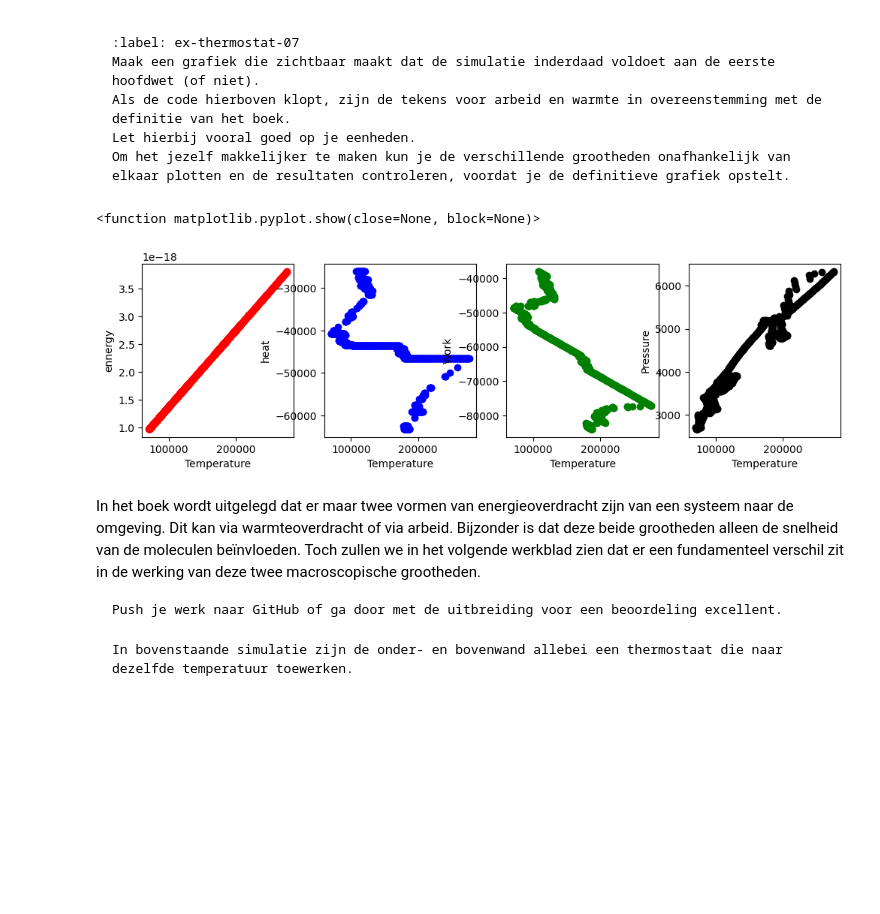
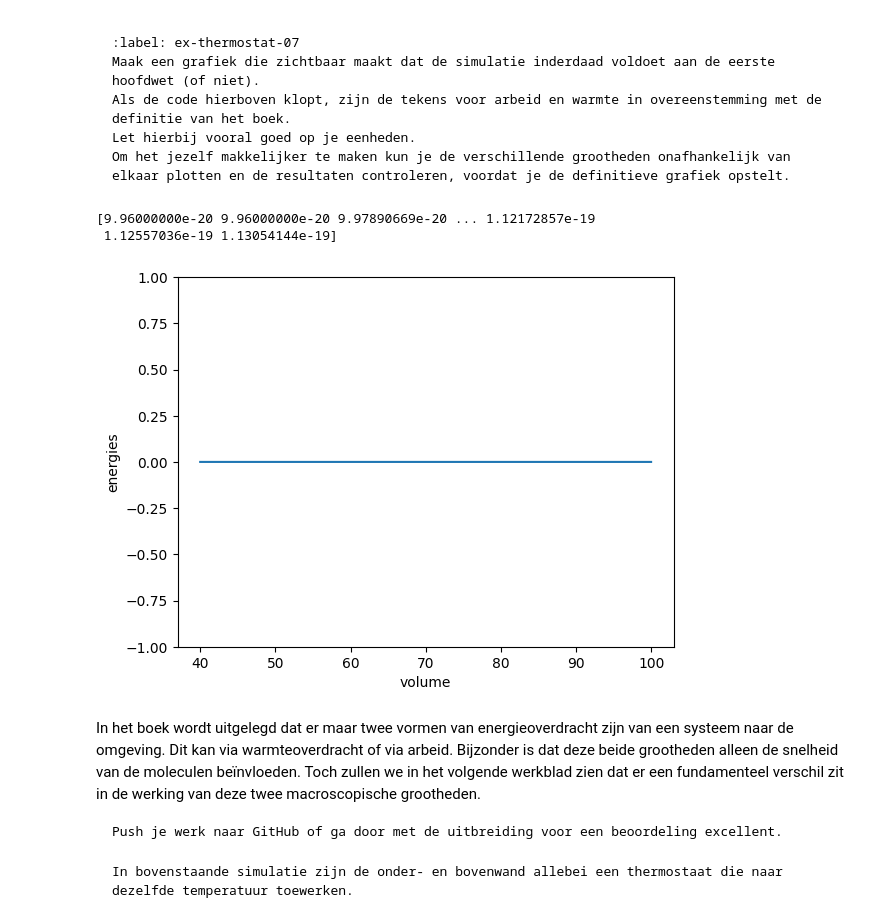
Before and after one commit to ErikvdBerkmortel/IP2-erik-en-xavi, a Jupyter notebook: Content/PySim/8_thermostaat.ipynb, the cells around one changed output. Cells and saved outputs as stored; diff of their text form; code cells hidden in the pictures; blank space fills up the shorter version.

````diff
--- a/Content/PySim/8_thermostaat.ipynb
+++ b/Content/PySim/8_thermostaat.ipynb
@@ -275,6 +275,7 @@ pressures = np.zeros(N_steps, dtype=float)
 temperatures = np.zeros(N_steps, dtype=float)
 heats = np.zeros(N_steps, dtype=float)
 works = np.zeros(N_steps, dtype=float)
+
 
 pressure = 0.0
 work = 0.0
@@ -287,6 +288,8 @@ set_temp = temperature(particles)
 
 for i in range(N_steps):
     take_time_step(particles)
+    for p in particles:
+        left_right_collision(p)
     volumes[i] = box_length * box_height
     pressures[i] = pressure
     temperatures[i] = temperature(particles)
@@ -295,6 +298,10 @@ for i in range(N_steps):
     if i%500==0:
         print(i)
 
+pers_2 = pressures*28*1.66e-27
+vol_2 = volumes
+work_2 = works*28*1.66e-27
+heat_2 = heats*28*1.66e-27
 
 fig, (ax1, ax2) = plt.subplots(1, 2, figsize=(9, 3))
 ax1.set_xlabel('Volume')
@@ -423,45 +430,18 @@ Let hierbij vooral goed op je eenheden.
 Om het jezelf makkelijker te maken kun je de verschillende grootheden onafhankelijk van elkaar plotten en de resultaten controleren, voordat je de definitieve grafiek opstelt.
 ```
 # %%
-#your code/answer
+en_2 = int(N)*k_B*temperatures - heat_2 + work_2
 
-volumes = np.zeros(1000, dtype=float)
-worksarray = np.zeros(1000, dtype=float)
-temperatures = np.zeros(1000, dtype=float)
-ennergy = np.zeros(1000, dtype=float)
-heatarray = np.zeros(1000, dtype=float)
-pres = np.zeros(1000, dtype=float)
-
-for i in range(1000):
-    energy = 0
-    take_time_step(particles)
-    for p in particles:
-        left_right_collision(p)
-        energy += 0.5 * p.m * (np.linalg.norm(p.v)**2 )
-    pres[i] = pressure
-    temperatures[i] = temperature(particles)
-    worksarray[i] = work
-    heatarray[i] = heat
-    energy = energy *30*1.66e-27 * 2.5 * 10**3
-    ennergy[i] = energy
-
-fig, (ax1, ax2, ax3, ax4) = plt.subplots(1, 4, figsize=(12, 3))
-ax1.set_xlabel('Temperature')
-ax1.set_ylabel('ennergy')
-ax2.set_xlabel('Temperature')
-ax2.set_ylabel('heat')
-ax3.set_xlabel('Temperature')
-ax3.set_ylabel('Work')
-ax4.set_xlabel('Temperature')
-ax4.set_ylabel('Pressure')
-ax1.plot(temperatures, ennergy, 'or')
-ax2.plot(temperatures, heatarray, 'ob')
-ax3.plot(temperatures, worksarray, 'og')
-ax4.plot(temperatures, pres, 'ok')
-plt.show
+plt.figure()
+plt.plot(volumes,en_2)
+plt.ylim(-1,1)
+plt.xlabel("volume")
+plt.ylabel('energies')
+print(en_2)
 # %% [output]
-<function matplotlib.pyplot.show(close=None, block=None)>
+[9.96000000e-20 9.96000000e-20 9.97890669e-20 ... 1.12172857e-19
+ 1.12557036e-19 1.13054144e-19]
-[figure, old version]
+[figure, new version]
 # %% [markdown]
 In het boek wordt uitgelegd dat er maar twee vormen van energieoverdracht zijn van een systeem naar de omgeving. Dit kan via warmteoverdracht of via arbeid.
 Bijzonder is dat deze beide grootheden alleen de snelheid van de moleculen beïnvloeden.
````
Also changed, not shown: parts of 4 cells of this notebook.
